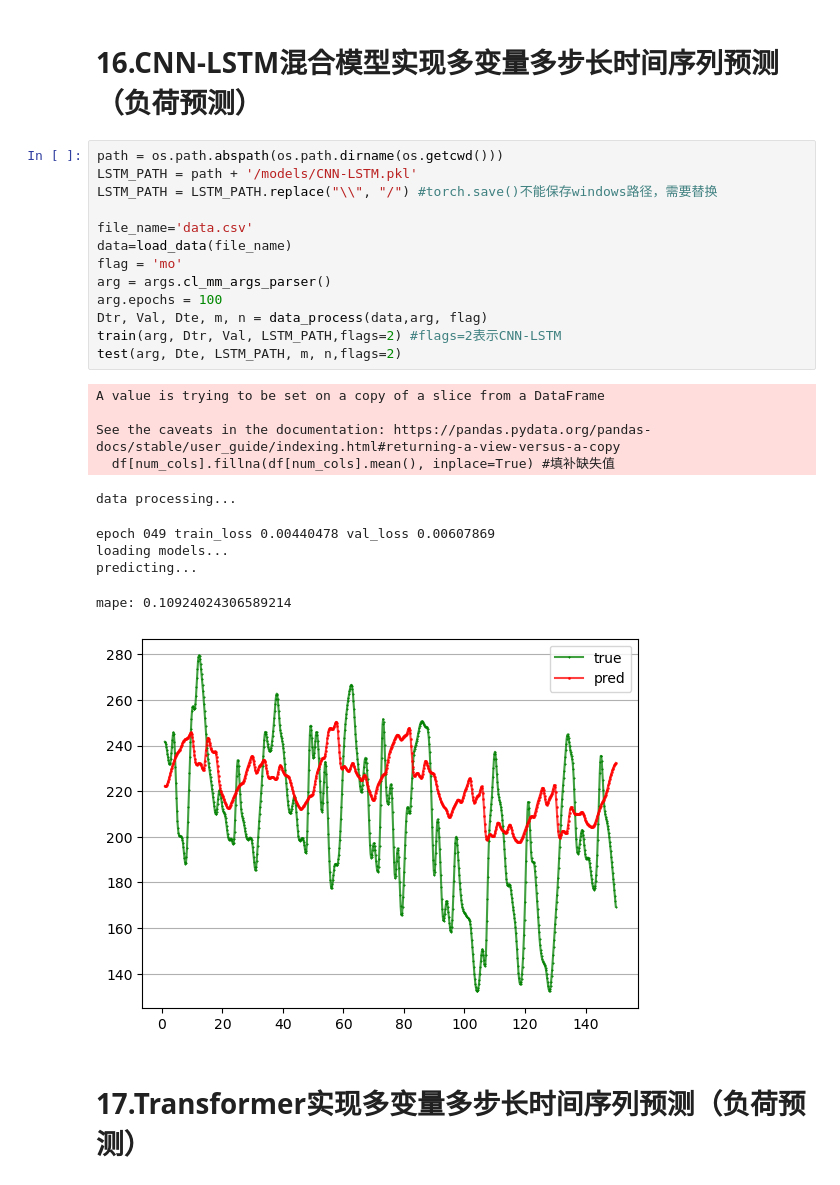
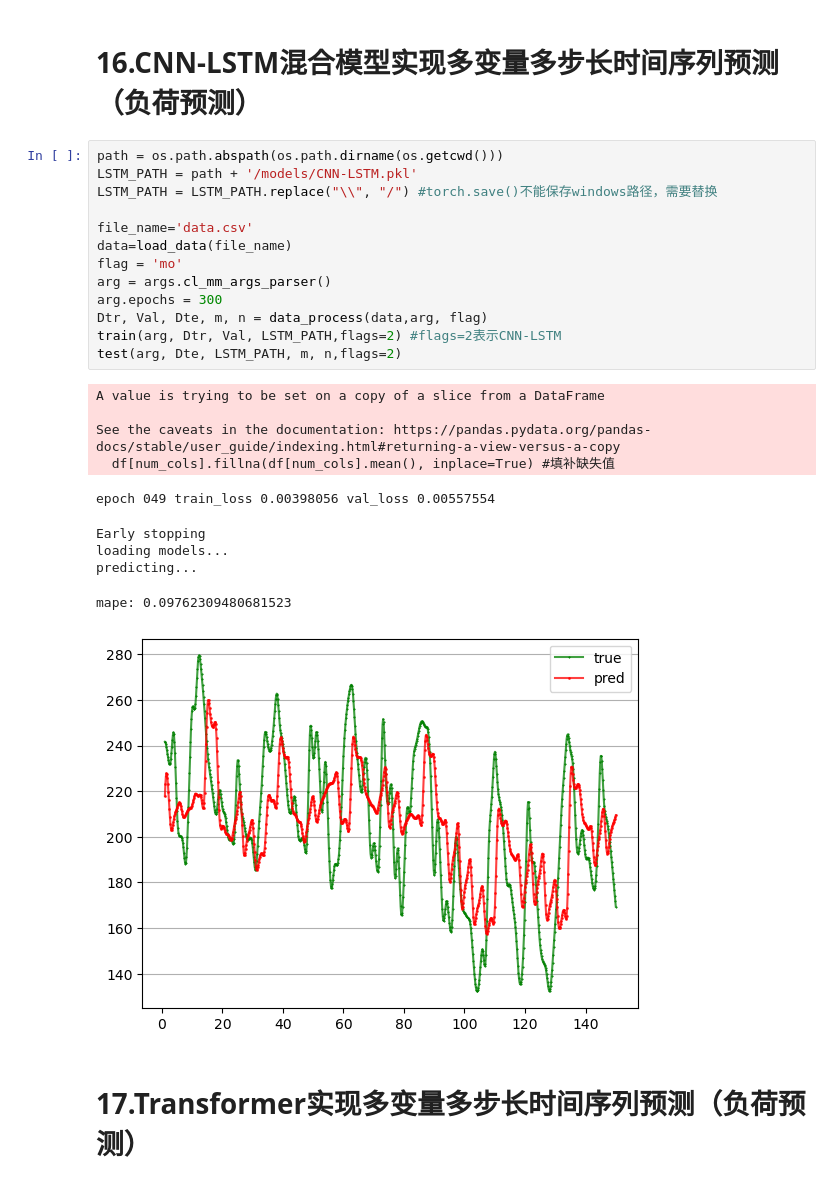
Before and after one commit to Luious-LYH/Time-forecast, a Jupyter notebook: code/2.notebook整合.ipynb, the cells around one changed output. Drawn from its saved outputs; the diff is of its cells as text.

```diff
--- a/code/2.notebook整合.ipynb
+++ b/code/2.notebook整合.ipynb
@@ -1722,27 +1722,27 @@ mape: 0.191279117385818
 # %%
 path = os.path.abspath(os.path.dirname(os.getcwd()))
 LSTM_PATH = path + '/models/CNN-LSTM.pkl'
 LSTM_PATH = LSTM_PATH.replace("\\", "/") #torch.save()不能保存windows路径，需要替换
 
 file_name='data.csv'
 data=load_data(file_name)
 flag = 'mo'
 arg = args.cl_mm_args_parser()
-arg.epochs = 100
+arg.epochs = 300
 Dtr, Val, Dte, m, n = data_process(data,arg, flag)
 train(arg, Dtr, Val, LSTM_PATH,flags=2) #flags=2表示CNN-LSTM
 test(arg, Dte, LSTM_PATH, m, n,flags=2)
 # %% [output]
 A value is trying to be set on a copy of a slice from a DataFrame
 
 See the caveats in the documentation: https://pandas.pydata.org/pandas-docs/stable/user_guide/indexing.html#returning-a-view-versus-a-copy
   df[num_cols].fillna(df[num_cols].mean(), inplace=True) #填补缺失值
-data processing...
+epoch 049 train_loss 0.00398056 val_loss 0.00557554
-epoch 049 train_loss 0.00440478 val_loss 0.00607869
+Early stopping
 loading models...
 predicting...
-mape: 0.10924024306589214
+mape: 0.09762309480681523
-[figure, old version]
+[figure, new version]
 # %% [markdown]
 # 17.Transformer实现多变量多步长时间序列预测（负荷预测）
 # %%
```
Also changed, not shown: 2 other files.
